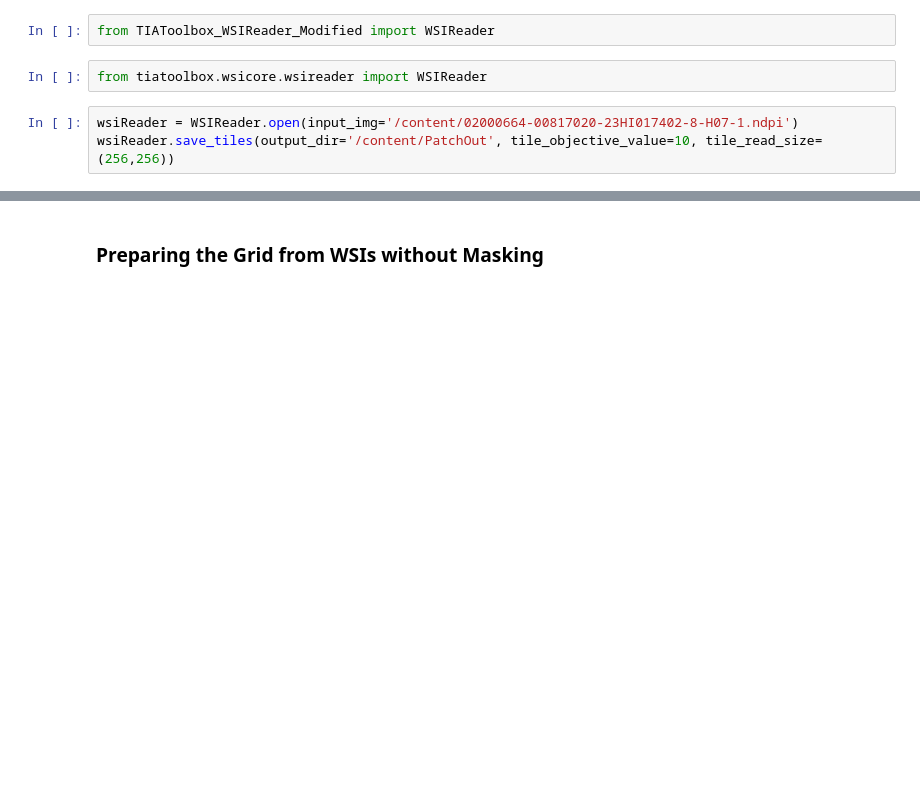
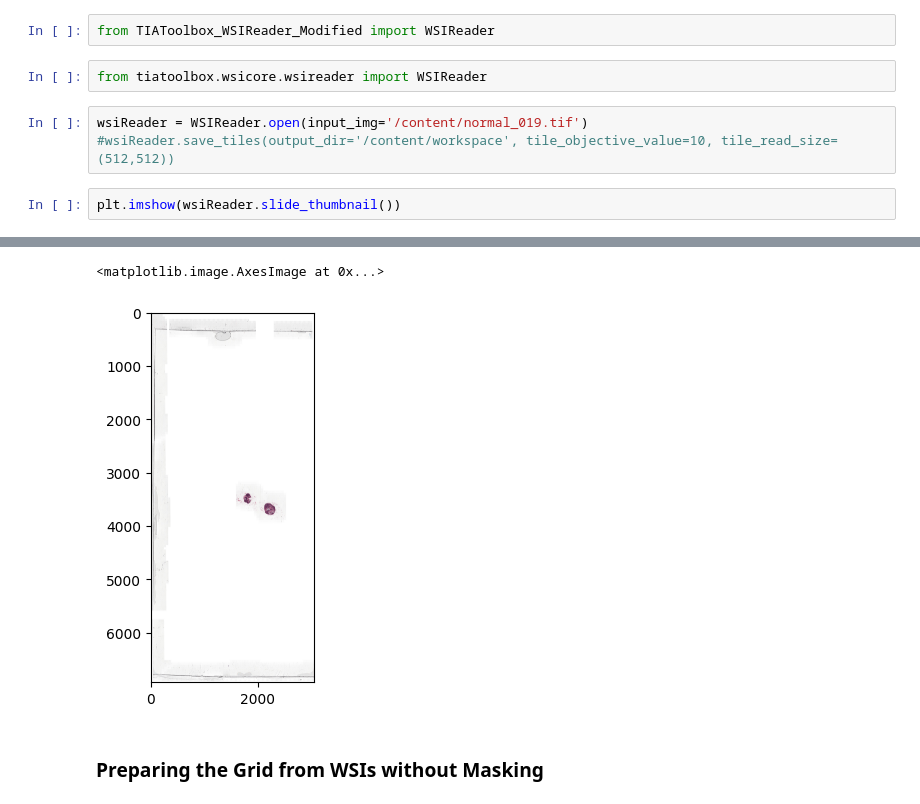
Before and after one commit to TomastpPereira/CPATH-TomasPereira, a Jupyter notebook: CoPath_Developing_RL_Agents.ipynb, the cells around one changed output, grey strips where cells are left out. Saved outputs shown, nothing was run; the diff lists cells and outputs as text; blank space fills up the shorter version.

```diff
--- a/CoPath_Developing_RL_Agents.ipynb
+++ b/CoPath_Developing_RL_Agents.ipynb
@@ -43,5 +92,8 @@ from TIAToolbox_WSIReader_Modified import WSIReader
 # %%
 from tiatoolbox.wsicore.wsireader import WSIReader
 # %%
-wsiReader = WSIReader.open(input_img='/content/02000664-00817020-23HI017402-8-H07-1.ndpi')
-wsiReader.save_tiles(output_dir='/content/PatchOut', tile_objective_value=10, tile_read_size=(256,256))
+wsiReader = WSIReader.open(input_img='/content/normal_019.tif')
+#wsiReader.save_tiles(output_dir='/content/workspace', tile_objective_value=10, tile_read_size=(512,512))
+# %%
+plt.imshow(wsiReader.slide_thumbnail())
+# %% [output]
@@ -48,3 +101,5 @@ wsiReader.save_tiles(output_dir='/content/PatchOut', tile_objective_value=10, ti
+<matplotlib.image.AxesImage at 0x...>
+[figure, added]
 # %% [markdown]
 ### Preparing the Grid from WSIs without Masking
 # %%
```
Also changed, not shown: parts of 39 cells of this notebook.
